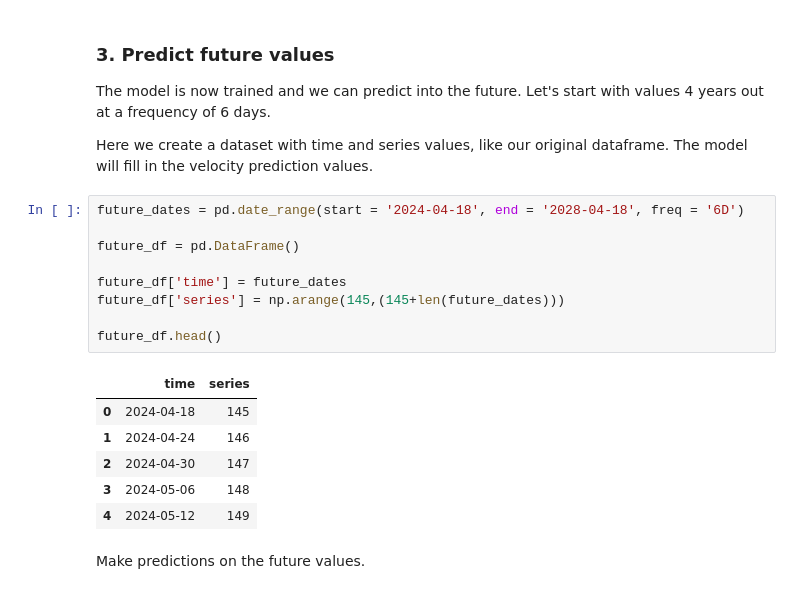
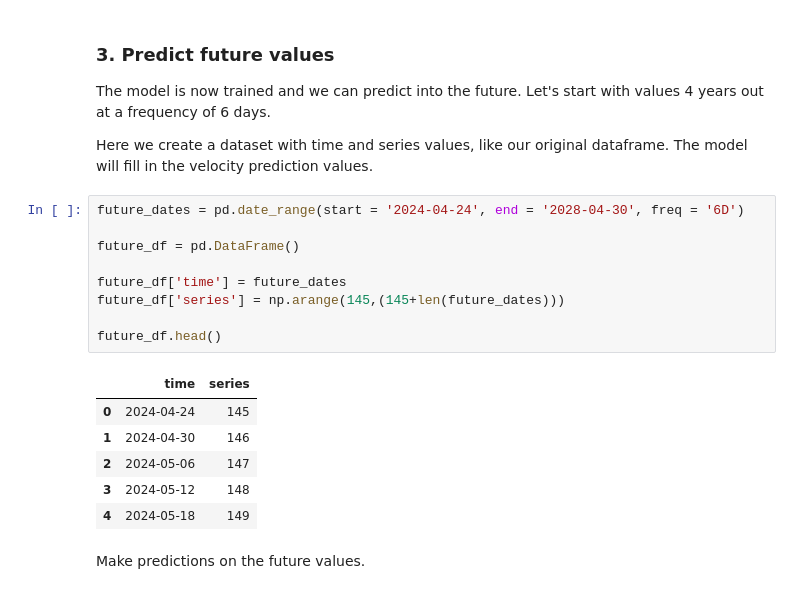
Before and after one commit to cjense/seasonal-icevelocity-prediction, a Jupyter notebook: notebooks/CML_workflow.ipynb, the cells around one changed output. Saved outputs shown, nothing was run; the diff lists cells and outputs as text.

```diff
--- a/notebooks/CML_workflow.ipynb
+++ b/notebooks/CML_workflow.ipynb
@@ -366,21 +395,21 @@ The model is now trained and we can predict into the future. Let's start with va
 
 Here we create a dataset with time and series values, like our original dataframe. The model will fill in the velocity prediction values.
 # %%
-future_dates = pd.date_range(start = '2024-04-18', end = '2028-04-18', freq = '6D')
+future_dates = pd.date_range(start = '2024-04-24', end = '2028-04-30', freq = '6D')
 
 future_df = pd.DataFrame()
 
 future_df['time'] = future_dates
 future_df['series'] = np.arange(145,(145+len(future_dates)))
 
 future_df.head()
 # %% [output]
 |  | time | series |
-| 0 | 2024-04-18 | 145 |
-| 1 | 2024-04-24 | 146 |
-| 2 | 2024-04-30 | 147 |
-| 3 | 2024-05-06 | 148 |
-| 4 | 2024-05-12 | 149 |
+| 0 | 2024-04-24 | 145 |
+| 1 | 2024-04-30 | 146 |
+| 2 | 2024-05-06 | 147 |
+| 3 | 2024-05-12 | 148 |
+| 4 | 2024-05-18 | 149 |
 # %% [markdown]
 Make predictions on the future values.
 # %%
```
Also changed, not shown: parts of 19 cells of this notebook, 1 other file.
